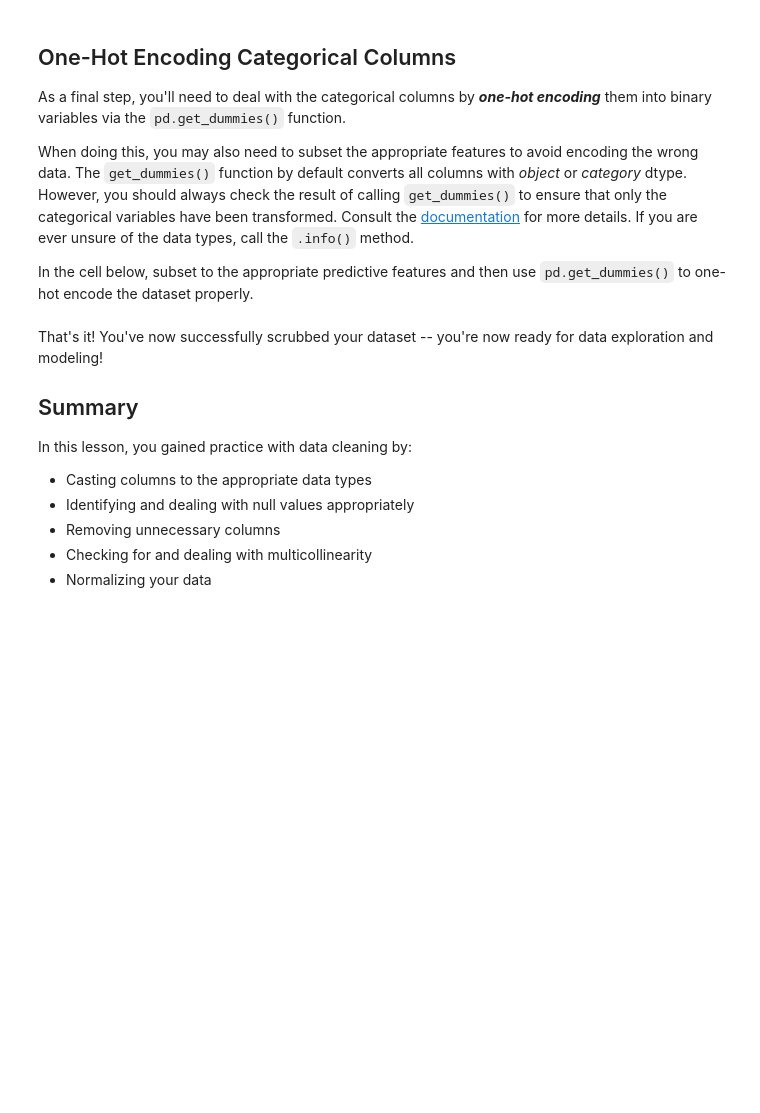
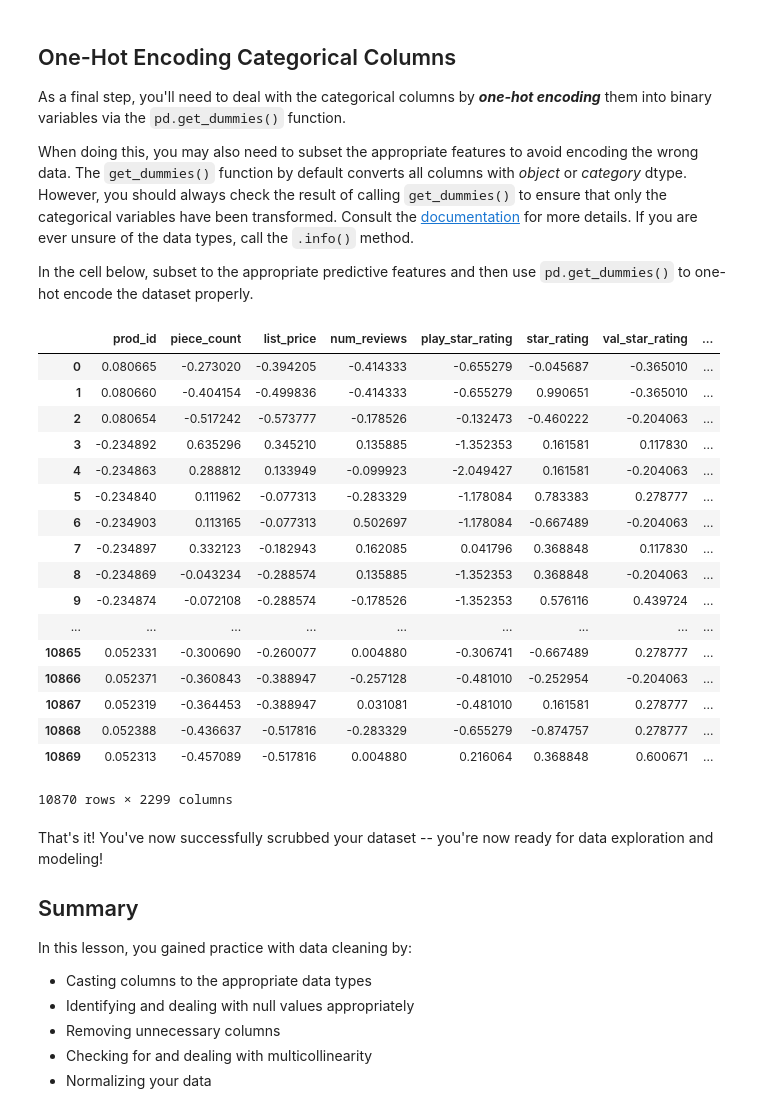
Before and after one commit to jmt0221/dsc-scrubbing-and-cleaning-data-lab-nyc-ds-082619, a Jupyter notebook: index.ipynb, the cells around one changed output. Cells and saved outputs as stored; diff of their text form; code cells hidden in the pictures; blank space fills up the shorter version.

```diff
--- a/index.ipynb
+++ b/index.ipynb
@@ -254,9 +254,26 @@ When doing this, you may also need to subset the appropriate features to avoid e
 In the cell below, subset to the appropriate predictive features and then use `pd.get_dummies()` to one-hot encode the dataset properly.
 # %%
 # Your code here
-for col in df.columns:
-    if df[col].dtype == 'object':
-        pd.get_dummies(df,prefix=col,drop_first=True)
+pd.get_dummies(df,prefix=col,drop_first=True)
+# %% [output]
+|  | prod_id | piece_count | list_price | num_reviews | play_star_rating | star_rating | val_star_rating | ... |
+| 0 | 0.080665 | -0.273020 | -0.394205 | -0.414333 | -0.655279 | -0.045687 | -0.365010 | ... |
+| 1 | 0.080660 | -0.404154 | -0.499836 | -0.414333 | -0.655279 | 0.990651 | -0.365010 | ... |
+| 2 | 0.080654 | -0.517242 | -0.573777 | -0.178526 | -0.132473 | -0.460222 | -0.204063 | ... |
+| 3 | -0.234892 | 0.635296 | 0.345210 | 0.135885 | -1.352353 | 0.161581 | 0.117830 | ... |
+| 4 | -0.234863 | 0.288812 | 0.133949 | -0.099923 | -2.049427 | 0.161581 | -0.204063 | ... |
+| 5 | -0.234840 | 0.111962 | -0.077313 | -0.283329 | -1.178084 | 0.783383 | 0.278777 | ... |
+| 6 | -0.234903 | 0.113165 | -0.077313 | 0.502697 | -1.178084 | -0.667489 | -0.204063 | ... |
+| 7 | -0.234897 | 0.332123 | -0.182943 | 0.162085 | 0.041796 | 0.368848 | 0.117830 | ... |
+| 8 | -0.234869 | -0.043234 | -0.288574 | 0.135885 | -1.352353 | 0.368848 | -0.204063 | ... |
+| 9 | -0.234874 | -0.072108 | -0.288574 | -0.178526 | -1.352353 | 0.576116 | 0.439724 | ... |
+| ... | ... | ... | ... | ... | ... | ... | ... | ... |
+| 10865 | 0.052331 | -0.300690 | -0.260077 | 0.004880 | -0.306741 | -0.667489 | 0.278777 | ... |
+| 10866 | 0.052371 | -0.360843 | -0.388947 | -0.257128 | -0.481010 | -0.252954 | -0.204063 | ... |
+| 10867 | 0.052319 | -0.364453 | -0.388947 | 0.031081 | -0.481010 | 0.161581 | 0.278777 | ... |
+| 10868 | 0.052388 | -0.436637 | -0.517816 | -0.283329 | -0.655279 | -0.874757 | 0.278777 | ... |
+| 10869 | 0.052313 | -0.457089 | -0.517816 | 0.004880 | 0.216064 | 0.368848 | 0.600671 | ... |
+10870 rows × 2299 columns
 # %% [markdown]
 That's it! You've now successfully scrubbed your dataset -- you're now ready for data exploration and modeling!
 
```
